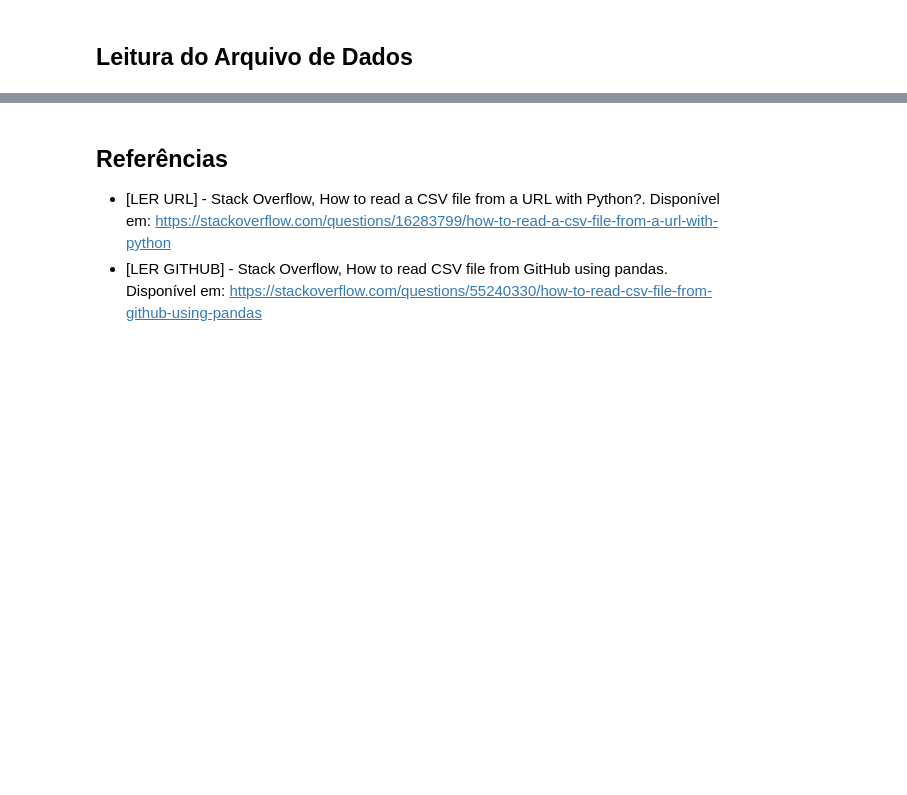
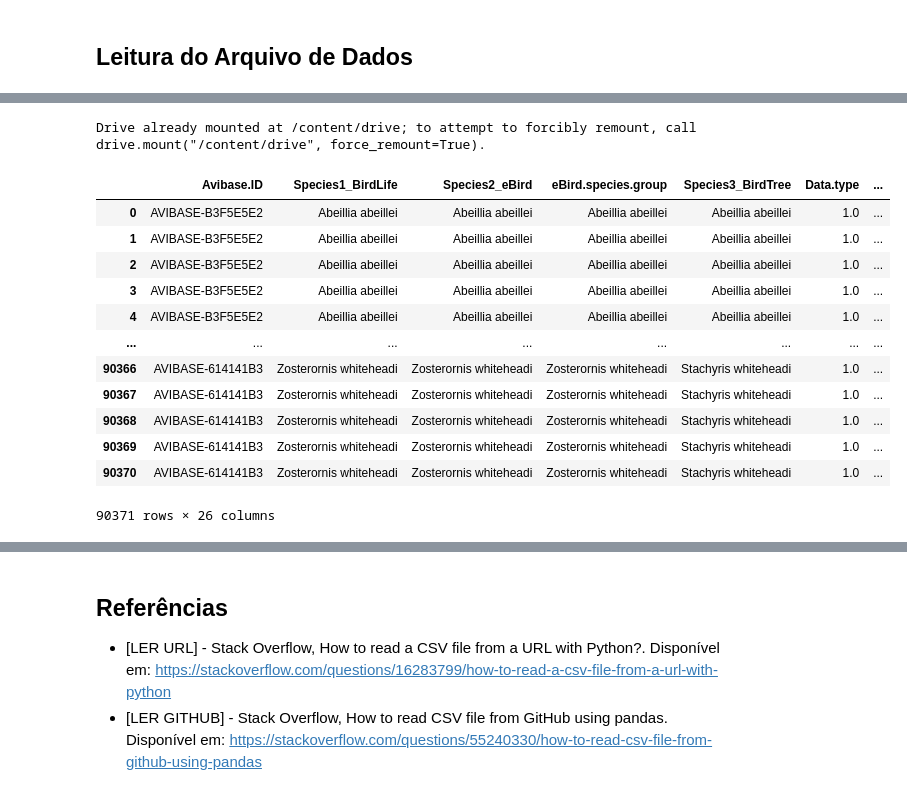
Before and after one commit to helocano/tiamat, a Jupyter notebook: MainTiamat_HeloisaCano.ipynb, the cells around one changed output, grey strips where cells are left out. Cells and saved outputs as stored; diff of their text form; code cells hidden in the pictures; blank space fills up the shorter version.

```diff
--- a/MainTiamat_HeloisaCano.ipynb
+++ b/MainTiamat_HeloisaCano.ipynb
@@ -28,0 +17,21 @@ data
+# %%
+from google.colab import drive
+drive.mount('/content/drive')
+
+df_original = pd.read_csv('/content/drive/My Drive/AVONET_Raw_Data.csv', encoding='latin-1')
+df_original
+# %% [output]
+Drive already mounted at /content/drive; to attempt to forcibly remount, call drive.mount("/content/drive", force_remount=True).
+|  | Avibase.ID | Species1_BirdLife | Species2_eBird | eBird.species.group | Species3_BirdTree | Data.type | ... |
+| 0 | AVIBASE-B3F5E5E2 | Abeillia abeillei | Abeillia abeillei | Abeillia abeillei | Abeillia abeillei | 1.0 | ... |
+| 1 | AVIBASE-B3F5E5E2 | Abeillia abeillei | Abeillia abeillei | Abeillia abeillei | Abeillia abeillei | 1.0 | ... |
+| 2 | AVIBASE-B3F5E5E2 | Abeillia abeillei | Abeillia abeillei | Abeillia abeillei | Abeillia abeillei | 1.0 | ... |
+| 3 | AVIBASE-B3F5E5E2 | Abeillia abeillei | Abeillia abeillei | Abeillia abeillei | Abeillia abeillei | 1.0 | ... |
+| 4 | AVIBASE-B3F5E5E2 | Abeillia abeillei | Abeillia abeillei | Abeillia abeillei | Abeillia abeillei | 1.0 | ... |
+| ... | ... | ... | ... | ... | ... | ... | ... |
+| 90366 | AVIBASE-614141B3 | Zosterornis whiteheadi | Zosterornis whiteheadi | Zosterornis whiteheadi | Stachyris whiteheadi | 1.0 | ... |
+| 90367 | AVIBASE-614141B3 | Zosterornis whiteheadi | Zosterornis whiteheadi | Zosterornis whiteheadi | Stachyris whiteheadi | 1.0 | ... |
+| 90368 | AVIBASE-614141B3 | Zosterornis whiteheadi | Zosterornis whiteheadi | Zosterornis whiteheadi | Stachyris whiteheadi | 1.0 | ... |
+| 90369 | AVIBASE-614141B3 | Zosterornis whiteheadi | Zosterornis whiteheadi | Zosterornis whiteheadi | Stachyris whiteheadi | 1.0 | ... |
+| 90370 | AVIBASE-614141B3 | Zosterornis whiteheadi | Zosterornis whiteheadi | Zosterornis whiteheadi | Stachyris whiteheadi | 1.0 | ... |
+90371 rows × 26 columns
```
Also changed, not shown: parts of 16 cells of this notebook.
